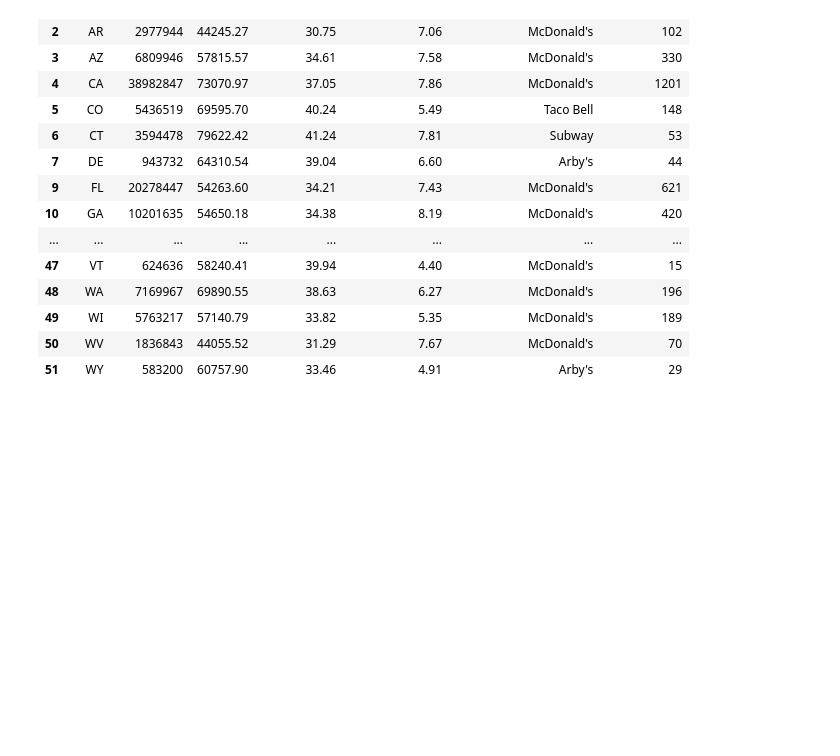
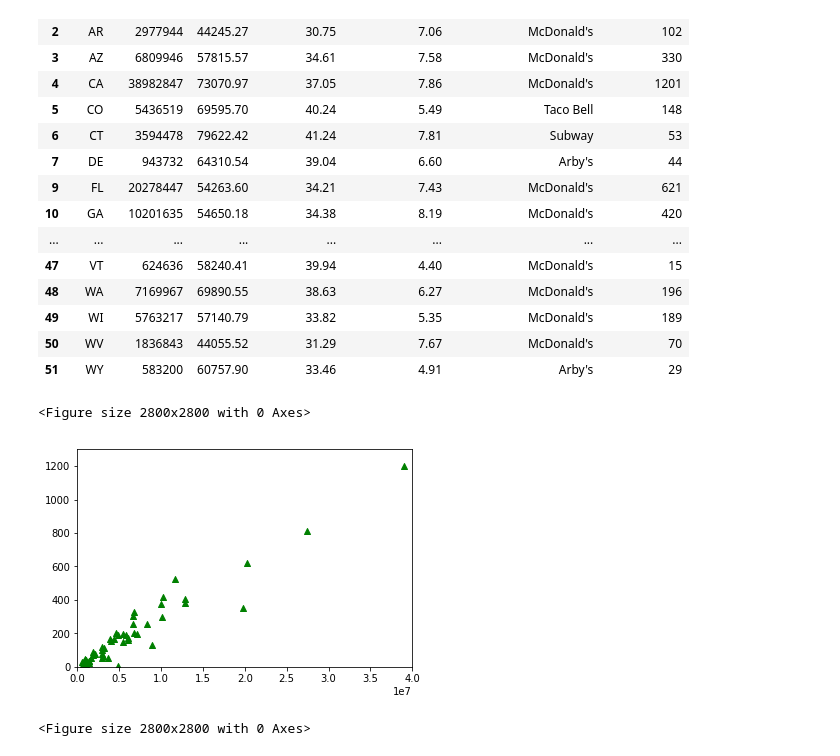
Before and after one commit to tduszyk/Supersize_America, a Jupyter notebook: supersize_america.ipynb, the cells around one changed output. Cells and saved outputs as stored; diff of their text form; code cells hidden in the pictures; blank space fills up the shorter version.

Commit message:
Added Scatterplots

```diff
--- a/supersize_america.ipynb
+++ b/supersize_america.ipynb
@@ -228,3 +228,10 @@ df
 | 49 | WI | 5763217 | 57140.79 | 33.82 | 5.35 | McDonald's | 189 |
 | 50 | WV | 1836843 | 44055.52 | 31.29 | 7.67 | McDonald's | 70 |
 | 51 | WY | 583200 | 60757.90 | 33.46 | 4.91 | Arby's | 29 |
+# %%
+plt.scatter(df['population'], df['fastfood_qty'], marker='^', color='green')
+plt.axis([0, 40000000, 0, 1300])
+# %% [output]
+<Figure size 2800x2800 with 0 Axes>
+[figure, added]
+<Figure size 2800x2800 with 0 Axes>
```
Also changed, not shown: parts of 4 cells of this notebook.
